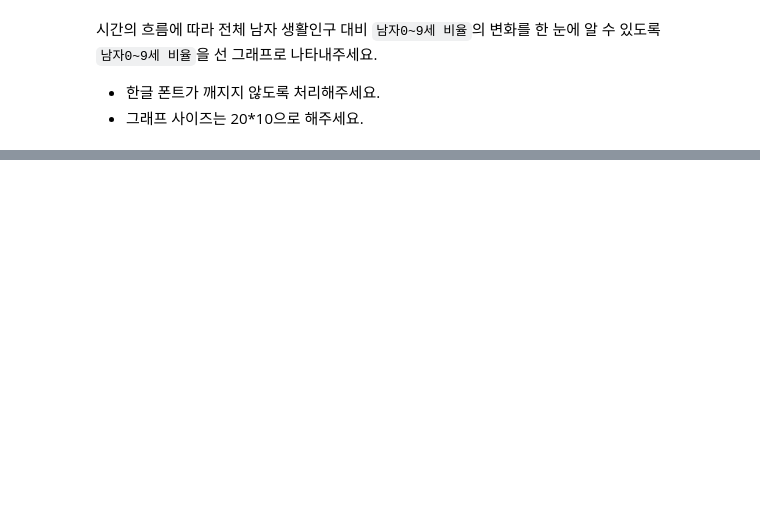
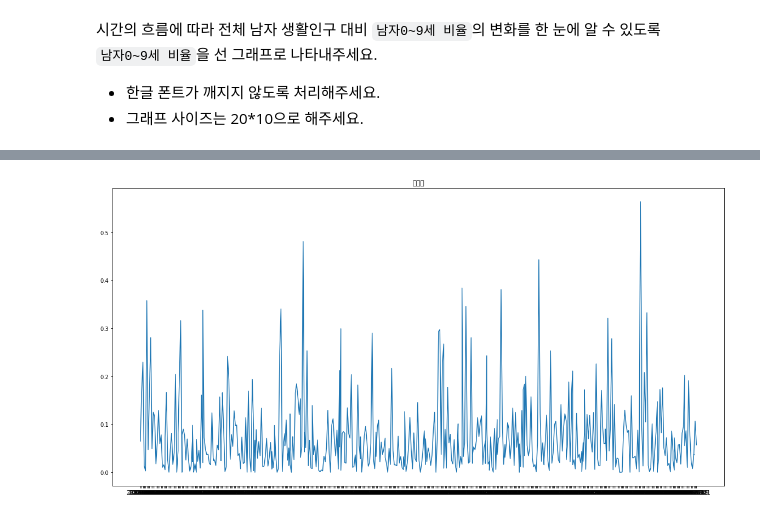
Before and after one commit to chw8207/python-seminar, a Jupyter notebook: Pandas_연습_문제.ipynb, the cells around one changed output, grey strips where cells are left out. Drawn from its saved outputs; the diff is of its cells as text; code cells hidden in the pictures; blank space fills up the shorter version.

```diff
--- a/Pandas_연습_문제.ipynb
+++ b/Pandas_연습_문제.ipynb
@@ -90,0 +53,11 @@ sample_2 = sample.rename(columns={'일자(stdr_de_id)':'일자','시간(tmzon_pd
+# %%
+# 한글 컬럼명만 남기기
+import re
+lst1 = []
+for column in sample.columns :
+  regex = r'\([^)]*\)'
+  column = re.sub(pattern=regex, repl='', string=column)
+  lst1.append(column)
+# print(lst1)
+sample_2.columns = lst1
+sample_2
@@ -175,3 +162,7 @@ sample_4[(sample_4['집계구코드']==1107073040015) | (sample_4['집계구코
 ## 4. apply 활용
 
 각 행에 대해 남성 인구의 합을 구하여 `남자인구 합계` 이름을 가진 컬럼을 생성해주세요.
+# %%
+import numpy as np
+sample_4['남자인구 합계'] = np.sum(sample_4.loc[:,'남자0~9세':'남자80세이상'], axis=1)
+sample_4
@@ -179,3 +185,6 @@ sample_4[(sample_4['집계구코드']==1107073040015) | (sample_4['집계구코
 ## 5. 시각화
 # %% [markdown]
 남성인구 중 남자0\~9세가 차지하는 비율을 계산하여 "남자0~9세 비율" 컬럼을 만들어주세요.
+# %%
+sample_4['남자0~9세 비율'] = np.divide(sample_4.loc[:,'남자0~9세'],sample_4['남자인구 합계'])
+sample_4
@@ -186,3 +210,11 @@ sample_4[(sample_4['집계구코드']==1107073040015) | (sample_4['집계구코
 
 * 한글 폰트가 깨지지 않도록 처리해주세요.
 * 그래프 사이즈는 20\*10으로 해주세요.
+# %%
+# 한글폰트깨짐 부분
+!sudo apt-get install -y fonts-nanum
+!sudo fc-cache -fv
+!rm ~/.cache/matplotlib -rf
+# import matplotlib.pyplot as plt
+
+plt.rc('font', family='NGULIM')
@@ -188,0 +239,12 @@ sample_4[(sample_4['집계구코드']==1107073040015) | (sample_4['집계구코
+# %%
+# 그래프 표현
+import matplotlib.pyplot as plt
+
+# plt.rc('font',family='NGULIM')
+
+plt.figure(figsize=(20,10))
+plt.plot(sample_4['남자0~9세 비율'])
+plt.title('가나다')
+plt.show()
+# %% [output]
+[figure, added]
```
Also changed, not shown: parts of 6 cells of this notebook.
